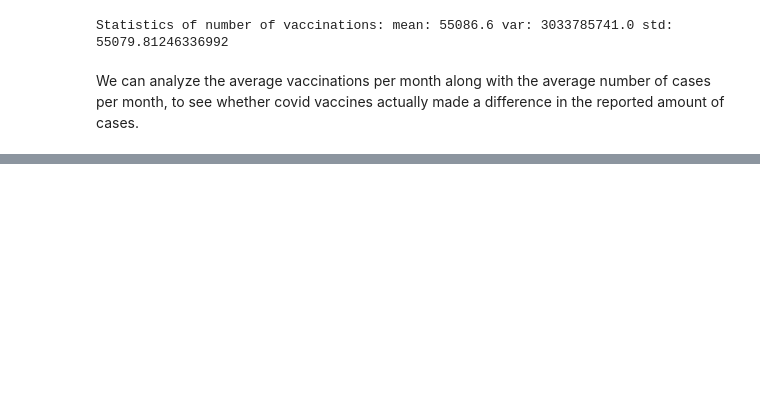
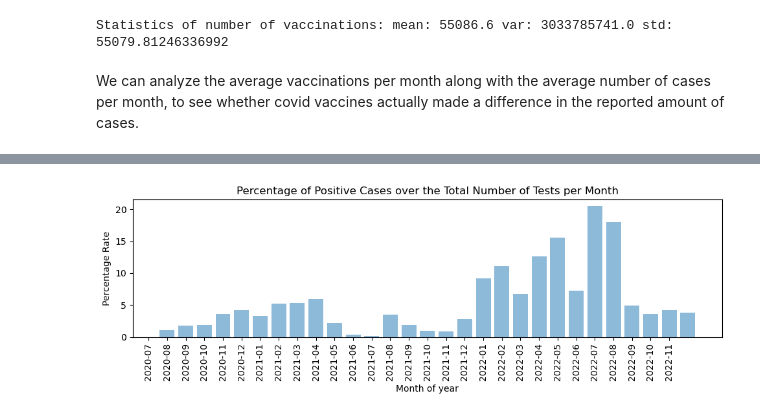
Before and after one commit to rob5194/Module9-Discussion, a Jupyter notebook: CovidStory.ipynb, the cells around one changed output, grey strips where cells are left out. Cells and saved outputs as stored; diff of their text form; code cells hidden in the pictures; blank space fills up the shorter version.

```diff
--- a/CovidStory.ipynb
+++ b/CovidStory.ipynb
@@ -274,0 +318,3 @@ ax = meanVaccineCases_df.plot(x="YearMonth", y=["Average Daily Cases", "Average
+# %%
+CasesTestsFiltered_df.index = [x for x in range(0, len(CasesTestsFiltered_df.values))]
+CasesTestsFiltered_df.head()
@@ -274,0 +328,15 @@ ax = meanVaccineCases_df.plot(x="YearMonth", y=["Average Daily Cases", "Average
+# %%
+percentage = {'Percentage Rate': (CasesTestsFiltered_df['New Cases'].div(covidMonthlyTestsFiltered_df['Total NAA and Rapid tests']))*100}
+PositivesPerCases = pd.DataFrame(percentage)
+PositivesPerCases["YearMonth"] = CasesTestsFiltered_df['YearMonth']
+# %%
+plt.rcParams["figure.figsize"] = [10.00, 3.50]
+default_x_ticks = np.arange(len(PositivesPerCases))
+plt.bar(default_x_ticks+1, PositivesPerCases['Percentage Rate'],align='center', alpha=0.5, label='Percentage of Positive Tests')
+plt.xticks(default_x_ticks, PositivesPerCases['YearMonth'], rotation='vertical')
+plt.ylabel('Percentage Rate')
+plt.xlabel('Month of year')
+plt.title('Percentage of Positive Cases over the Total Number of Tests per Month')
+plt.show()
+# %% [output]
+[figure, added]
```
Also changed, not shown: parts of 24 cells of this notebook.
